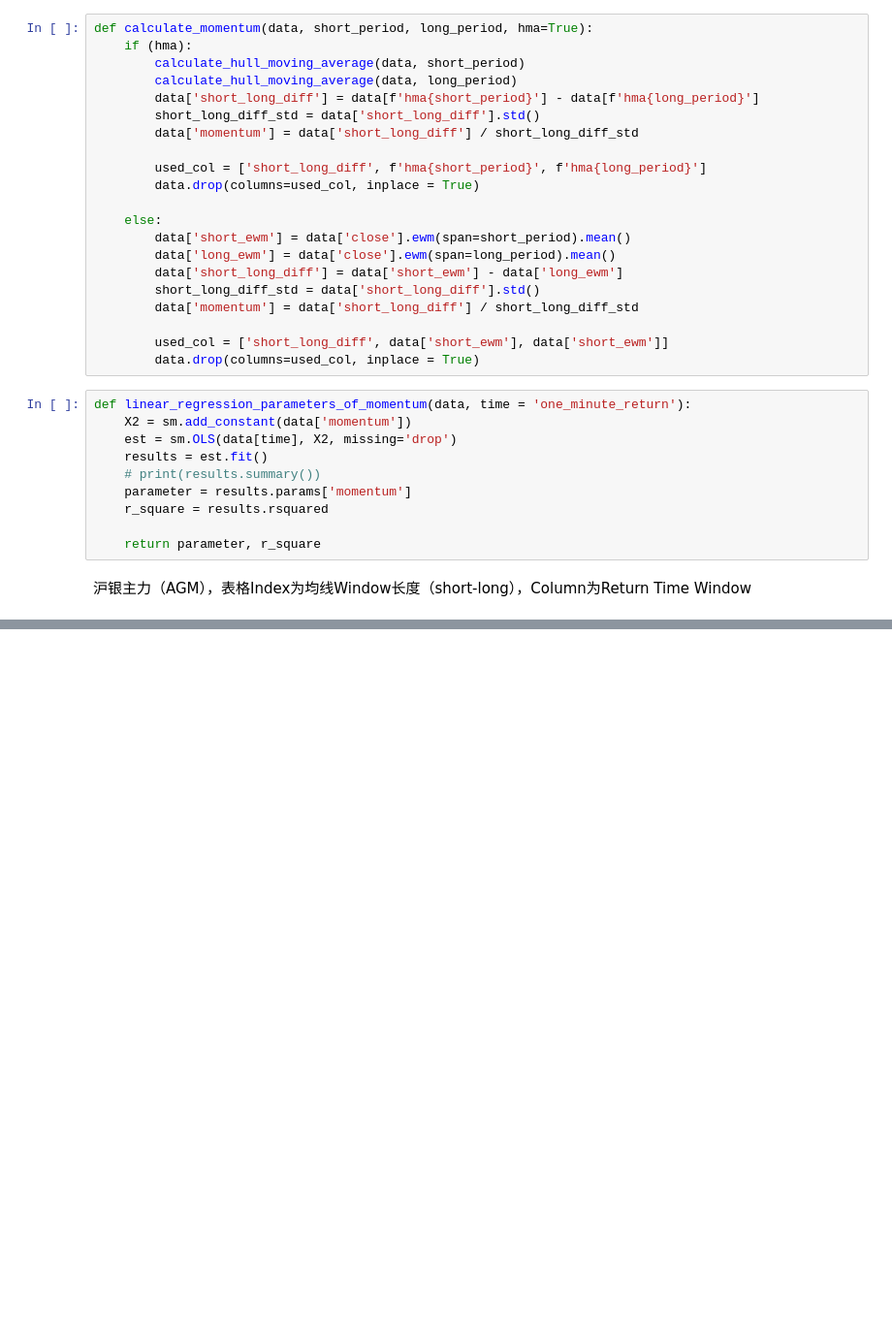
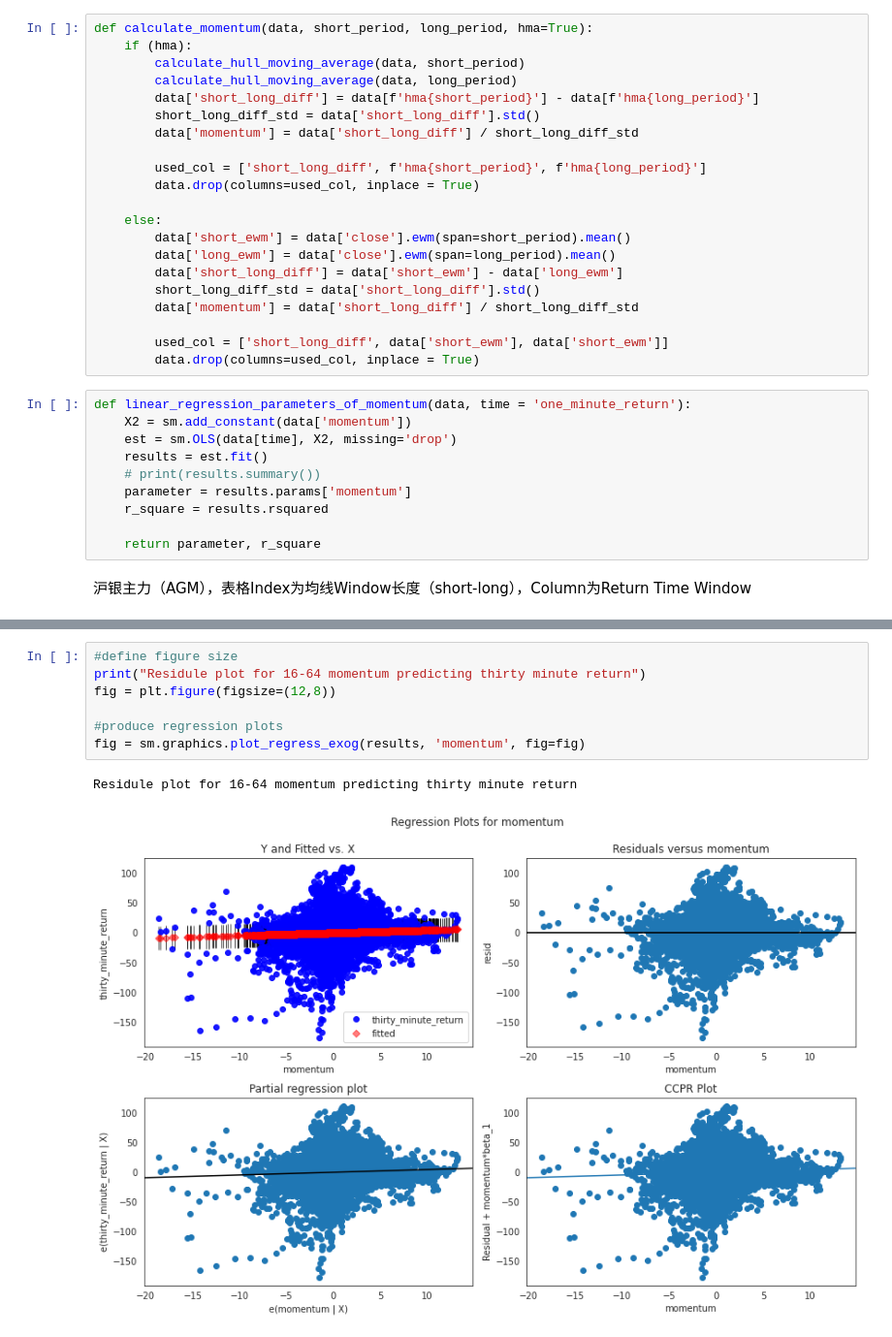
Before and after one commit to mingweima/ml_cta, a Jupyter notebook: notebook/2021-4-5-Momentum-Linear_Regression.ipynb, the cells around one changed output, grey strips where cells are left out. Shown at 97% size. Drawn from its saved outputs; the diff is of its cells as text; blank space fills up the shorter version.

```diff
--- a/notebook/2021-4-5-Momentum-Linear_Regression.ipynb
+++ b/notebook/2021-4-5-Momentum-Linear_Regression.ipynb
@@ -241,0 +255,10 @@ R-Squared
+# %%
+#define figure size
+print("Residule plot for 16-64 momentum predicting thirty minute return")
+fig = plt.figure(figsize=(12,8))
+
+#produce regression plots
+fig = sm.graphics.plot_regress_exog(results, 'momentum', fig=fig)
+# %% [output]
+Residule plot for 16-64 momentum predicting thirty minute return
+[figure, added]
```
Also changed, not shown: parts of 6 cells of this notebook.
